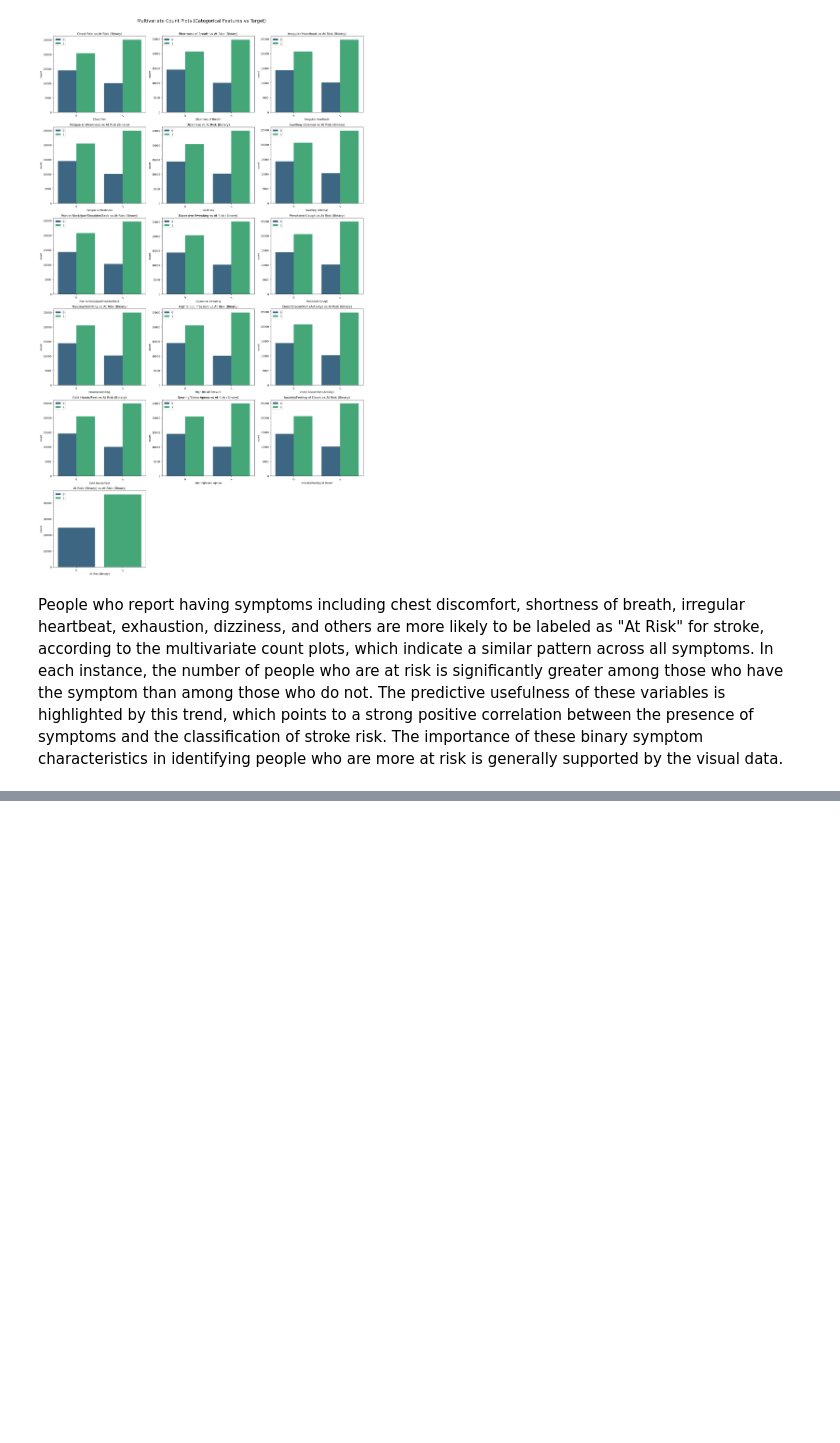
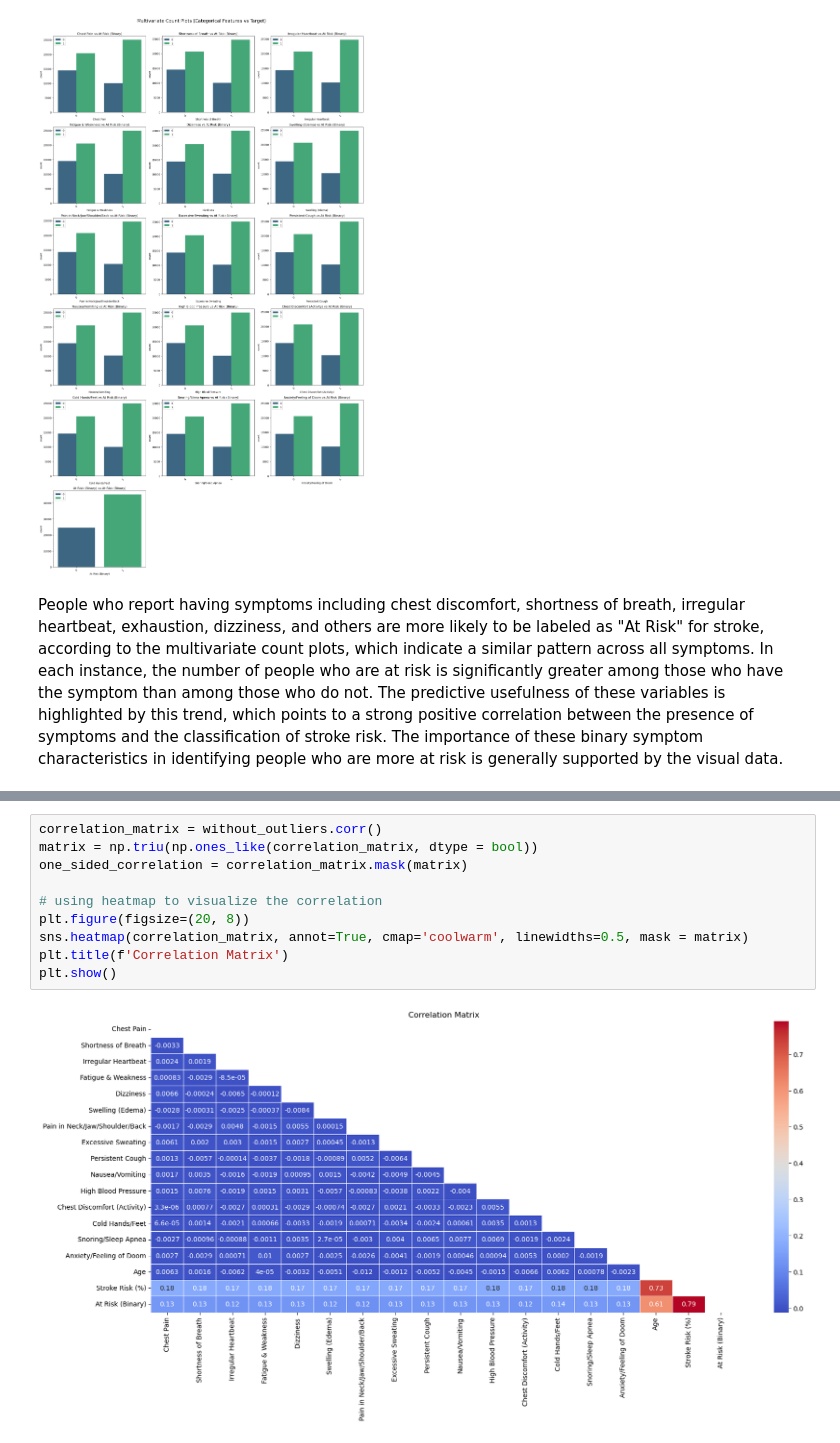
Before and after one commit to dev-ezzy/Stroke-prediction-, a Jupyter notebook: index.ipynb, the cells around one changed output, grey strips where cells are left out. Cells and saved outputs as stored; diff of their text form; blank space fills up the shorter version.

```diff
--- a/index.ipynb
+++ b/index.ipynb
@@ -254,0 +276,12 @@ plt.show()
+# %%
+correlation_matrix = without_outliers.corr()
+matrix = np.triu(np.ones_like(correlation_matrix, dtype = bool))
+one_sided_correlation = correlation_matrix.mask(matrix)
+
+# using heatmap to visualize the correlation
+plt.figure(figsize=(20, 8))
+sns.heatmap(correlation_matrix, annot=True, cmap='coolwarm', linewidths=0.5, mask = matrix)
+plt.title(f'Correlation Matrix')
+plt.show()
+# %% [output]
+[figure, added]
```
Also changed, not shown: parts of 4 cells of this notebook.
